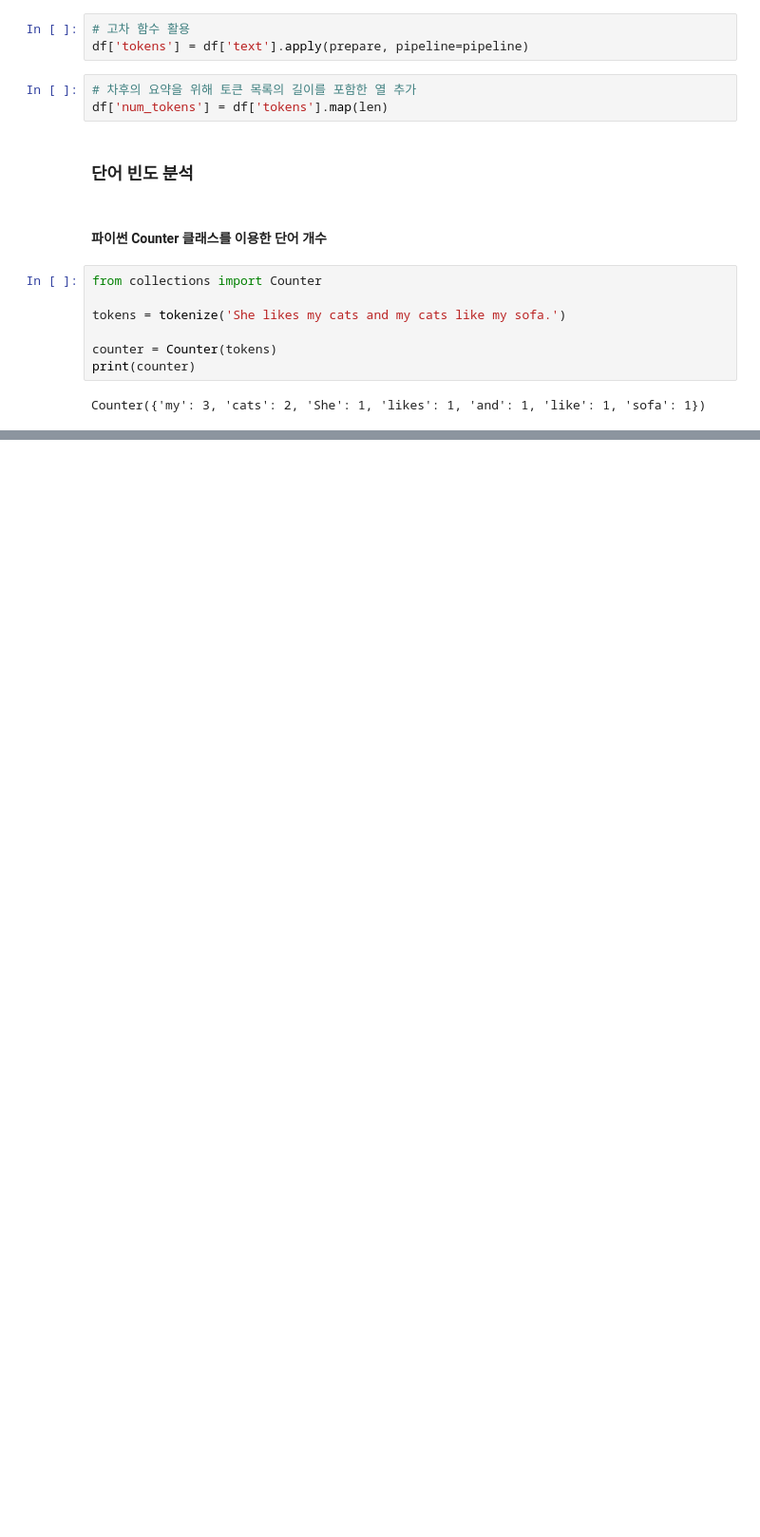
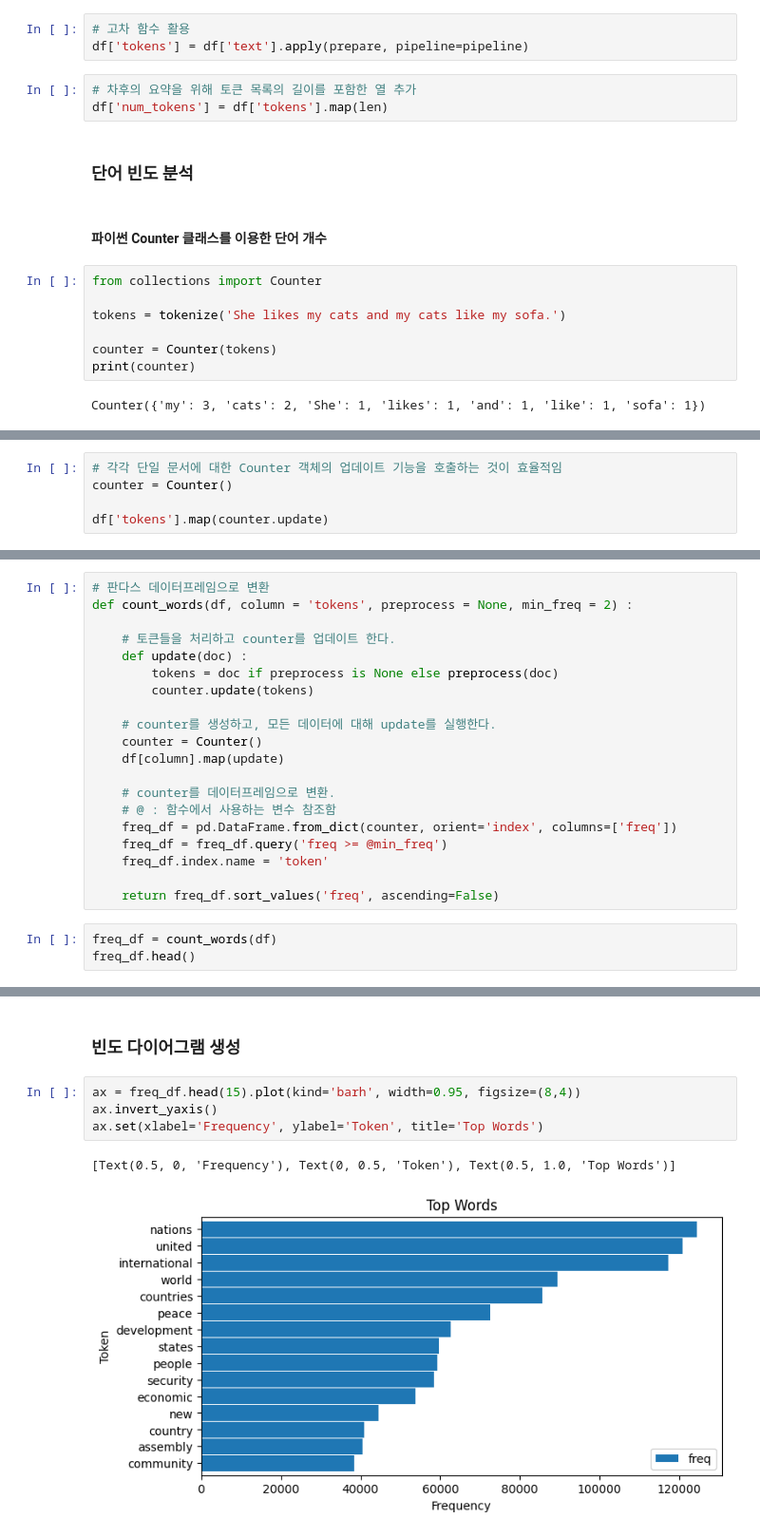
Before and after one commit to chw8207/text_python, a Jupyter notebook: 텍스트 통찰.ipynb, the cells around one changed output, grey strips where cells are left out. Shown: that part at 95% size. Cells and saved outputs as stored; diff of their text form; blank space fills up the shorter version.

```diff
--- a/텍스트 통찰.ipynb
+++ b/텍스트 통찰.ipynb
@@ -248,0 +284,5 @@ Counter({'my': 3, 'cats': 2, 'She': 1, 'likes': 1, 'and': 1, 'like': 1, 'sofa':
+# %%
+# 각각 단일 문서에 대한 Counter 객체의 업데이트 기능을 호출하는 것이 효율적임
+counter = Counter()
+
+df['tokens'].map(counter.update)
@@ -248,0 +307,23 @@ Counter({'my': 3, 'cats': 2, 'She': 1, 'likes': 1, 'and': 1, 'like': 1, 'sofa':
+# %%
+# 판다스 데이터프레임으로 변환
+def count_words(df, column = 'tokens', preprocess = None, min_freq = 2) :
+
+    # 토큰들을 처리하고 counter를 업데이트 한다.
+    def update(doc) :
+        tokens = doc if preprocess is None else preprocess(doc)
+        counter.update(tokens)
+
+    # counter를 생성하고, 모든 데이터에 대해 update를 실행한다.
+    counter = Counter()
+    df[column].map(update)
+
+    # counter를 데이터프레임으로 변환.
+    # @ : 함수에서 사용하는 변수 참조함
+    freq_df = pd.DataFrame.from_dict(counter, orient='index', columns=['freq'])
+    freq_df = freq_df.query('freq >= @min_freq')
+    freq_df.index.name = 'token'
+
+    return freq_df.sort_values('freq', ascending=False)
+# %%
+freq_df = count_words(df)
+freq_df.head()
@@ -248,0 +357,9 @@ Counter({'my': 3, 'cats': 2, 'She': 1, 'likes': 1, 'and': 1, 'like': 1, 'sofa':
+# %% [markdown]
+### 빈도 다이어그램 생성
+# %%
+ax = freq_df.head(15).plot(kind='barh', width=0.95, figsize=(8,4))
+ax.invert_yaxis()
+ax.set(xlabel='Frequency', ylabel='Token', title='Top Words')
+# %% [output]
+[Text(0.5, 0, 'Frequency'), Text(0, 0.5, 'Token'), Text(0.5, 1.0, 'Top Words')]
+[figure, added]
```
Also changed, not shown: parts of 32 cells of this notebook.
